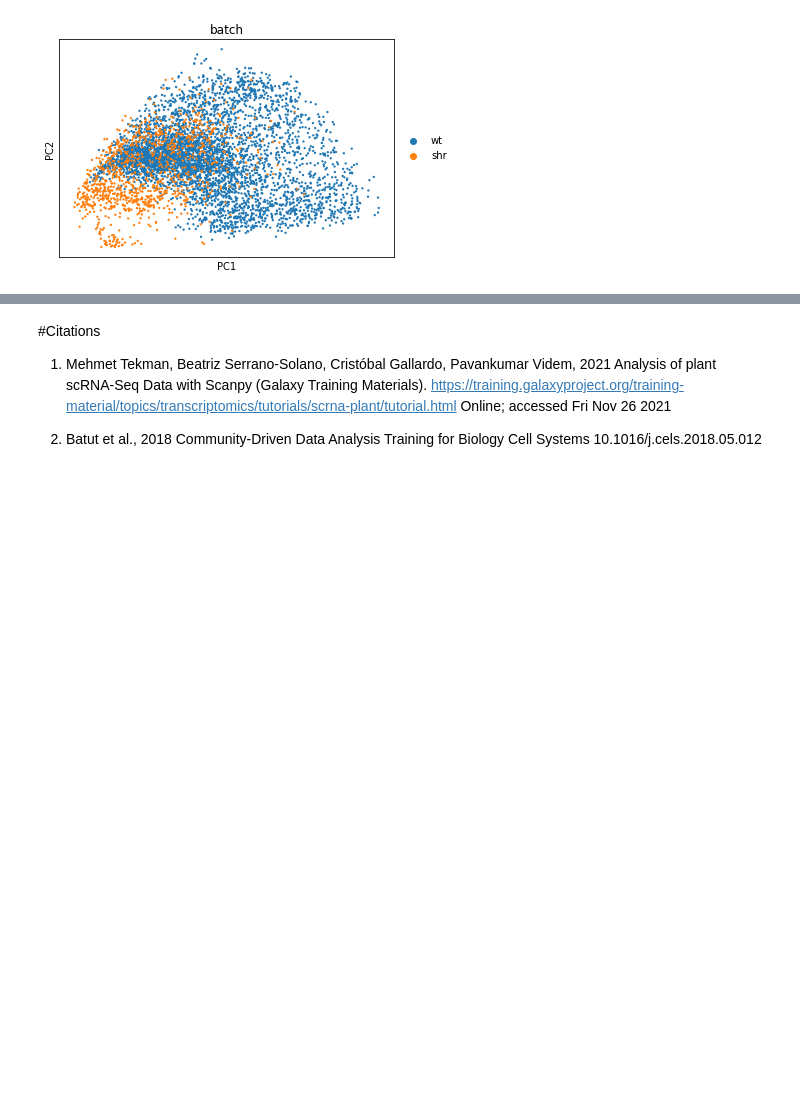
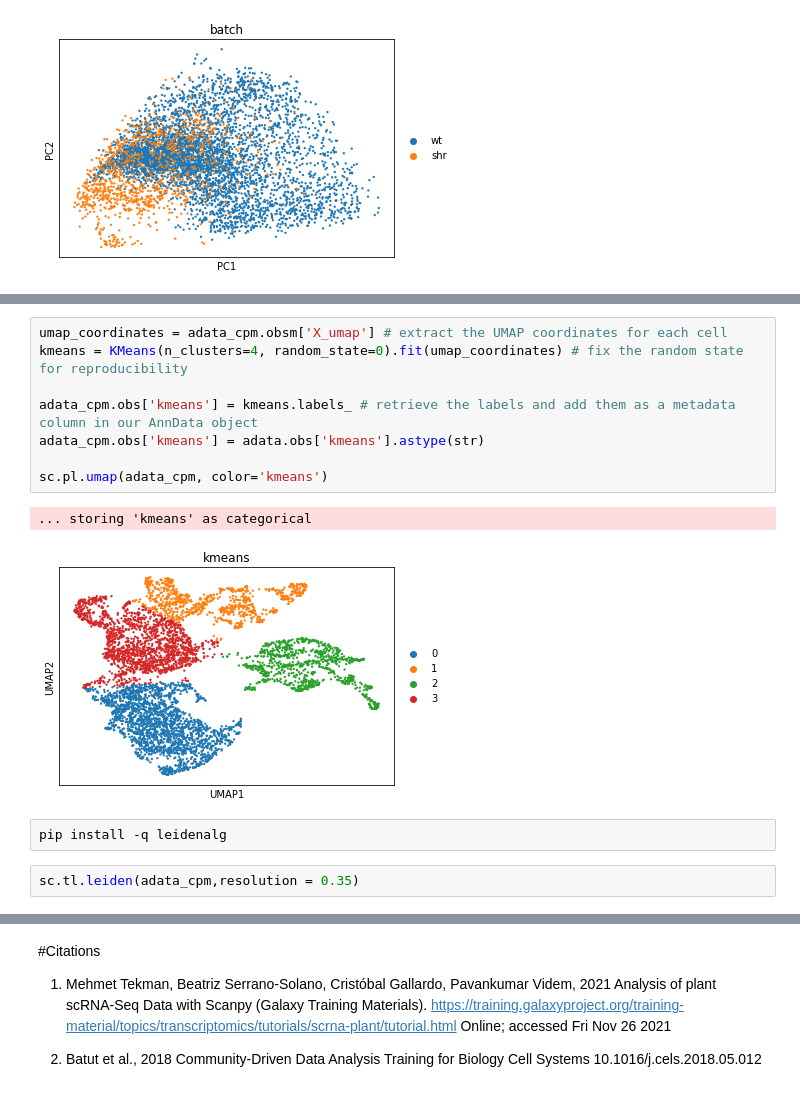
Before and after one commit to C0RD3LL/Omics, a Jupyter notebook: PlantscRNA_SeqData.ipynb, the cells around one changed output, grey strips where cells are left out. Cells and saved outputs as stored; diff of their text form; blank space fills up the shorter version.

```diff
--- a/PlantscRNA_SeqData.ipynb
+++ b/PlantscRNA_SeqData.ipynb
@@ -127,0 +141,15 @@ sc.pl.pca(adata_cpm, color= "batch")
+# %%
+umap_coordinates = adata_cpm.obsm['X_umap'] # extract the UMAP coordinates for each cell
+kmeans = KMeans(n_clusters=4, random_state=0).fit(umap_coordinates) # fix the random state for reproducibility
+
+adata_cpm.obs['kmeans'] = kmeans.labels_ # retrieve the labels and add them as a metadata column in our AnnData object
+adata_cpm.obs['kmeans'] = adata.obs['kmeans'].astype(str)
+
+sc.pl.umap(adata_cpm, color='kmeans')
+# %% [output]
+... storing 'kmeans' as categorical
+[figure, added]
+# %%
+pip install -q leidenalg
+# %%
+sc.tl.leiden(adata_cpm,resolution = 0.35)
```
Also changed, not shown: parts of 7 cells of this notebook.
